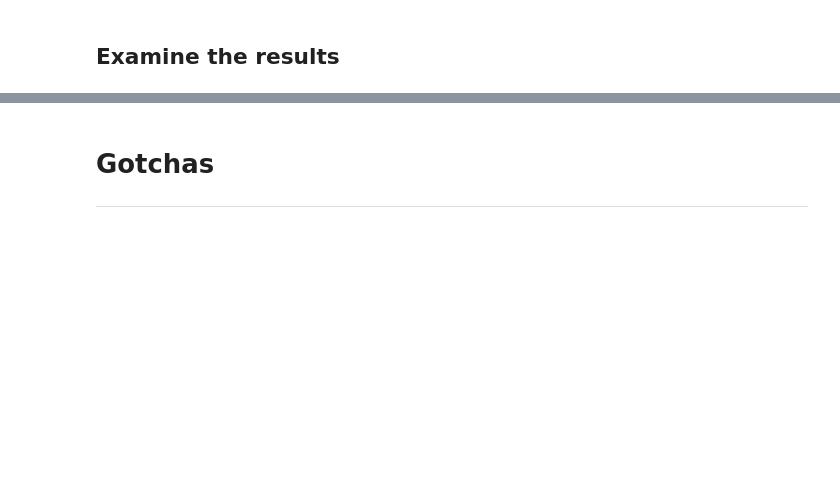
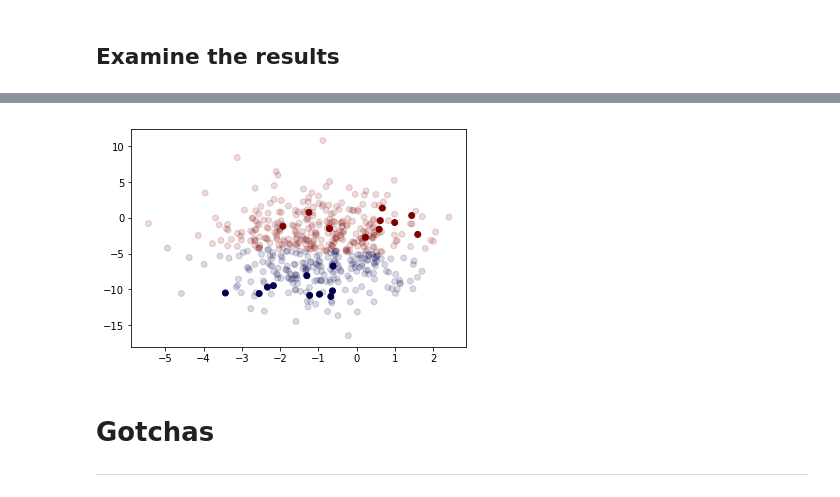
Before and after one commit to chalmerlowe/machine_learning, a Jupyter notebook: 04_svm/04_svm.ipynb, the cells around one changed output, grey strips where cells are left out. Cells and saved outputs as stored; diff of their text form; code cells hidden in the pictures; blank space fills up the shorter version.

```diff
--- a/04_svm/04_svm.ipynb
+++ b/04_svm/04_svm.ipynb
@@ -172,9 +217,11 @@ model.n_support_
 # %%
-plt.scatter(df['x'], df['y'], c=df['category'],
-            cmap='seismic')
+plt.scatter(X_train['x'], X_train['y'], c=y_train,
+            cmap='seismic');
 
-plt.scatter(df_test['x'], df_test['y'], c=category_test,
+plt.scatter(X_test['x'], X_test['y'], c=y_pred,
             cmap='seismic', alpha=0.15);
+# %% [output]
+[figure, added]
 # %% [markdown]
 # Gotchas
 ---
```
Also changed, not shown: parts of 31 cells of this notebook.
